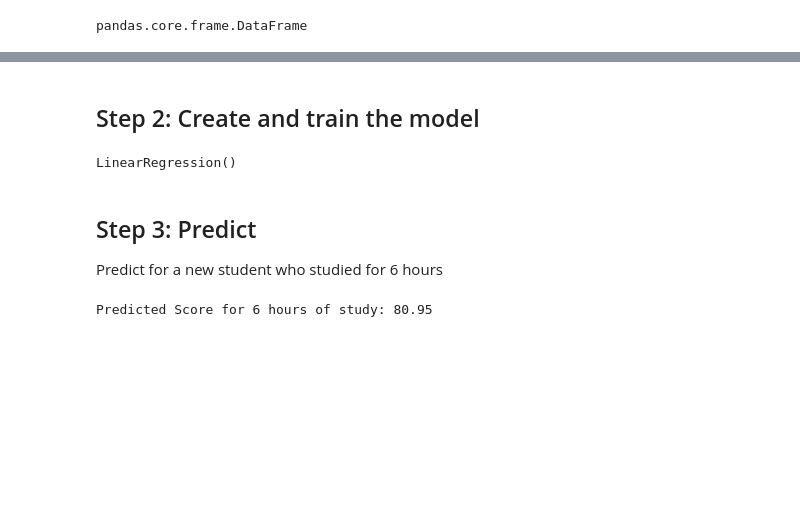
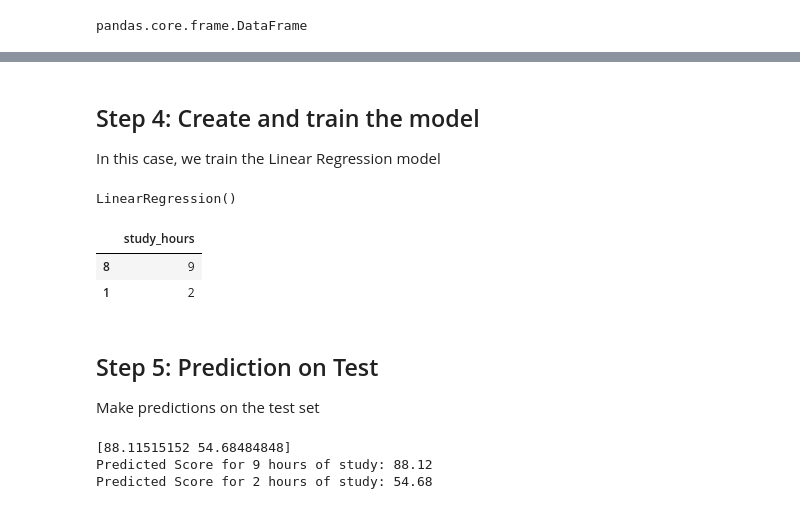
Before and after one commit to elisabethgrasia/data-analysis-with-python-spring-2025, a Jupyter notebook: week-9/introduction_ml.ipynb, the cells around one changed output, grey strips where cells are left out. Drawn from its saved outputs; the diff is of its cells as text; code cells hidden in the pictures; blank space fills up the shorter version.

```diff
--- a/week-9/introduction_ml.ipynb
+++ b/week-9/introduction_ml.ipynb
@@ -73,17 +129,30 @@ pandas.core.frame.DataFrame
+# %%
+# Step 3: Split into training and testing sets (80% train, 20% test)
+X_train, X_test, y_train, y_test = train_test_split(X, y, test_size=0.2, random_state=42)
 # %% [markdown]
-## Step 2: Create and train the model
+## Step 4: Create and train the model
+In this case, we train the Linear Regression model
 # %%
 model = LinearRegression()
 model.fit(X, y)
 # %% [output]
 LinearRegression()
+# %%
+X_test
+# %% [output]
+|  | study_hours |
+| 8 | 9 |
+| 1 | 2 |
 # %% [markdown]
-## Step 3: Predict
-Predict for a new student who studied for 6 hours
+## Step 5: Prediction on Test
+Make predictions on the test set
 # %%
-new_hours = pd.DataFrame({'study_hours': [7.5]})
-predicted_score = model.predict(new_hours)
-print(f"Predicted Score for 6 hours of study: {predicted_score[0]:.2f}")
+y_pred = model.predict(X_test)
+print(y_pred)
+print(f"Predicted Score for 9 hours of study: {y_pred[0]:.2f}")
+print(f"Predicted Score for 2 hours of study: {y_pred[1]:.2f}")
 # %% [output]
-Predicted Score for 6 hours of study: 80.95
+[88.11515152 54.68484848]
+Predicted Score for 9 hours of study: 88.12
+Predicted Score for 2 hours of study: 54.68
 # %% [markdown]
```
Also changed, not shown: parts of 14 cells of this notebook, 2 other files.
